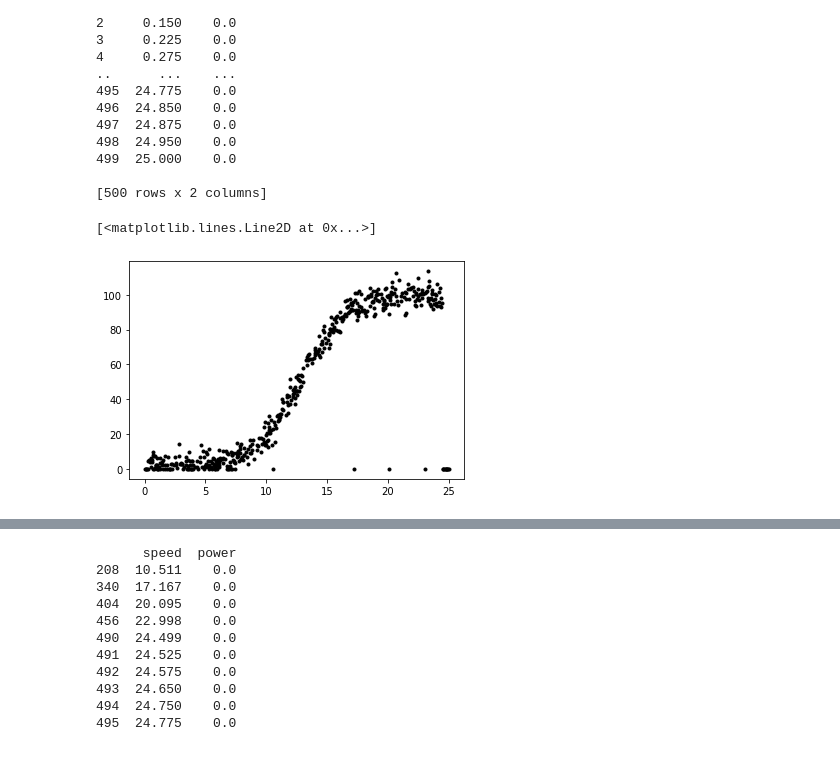
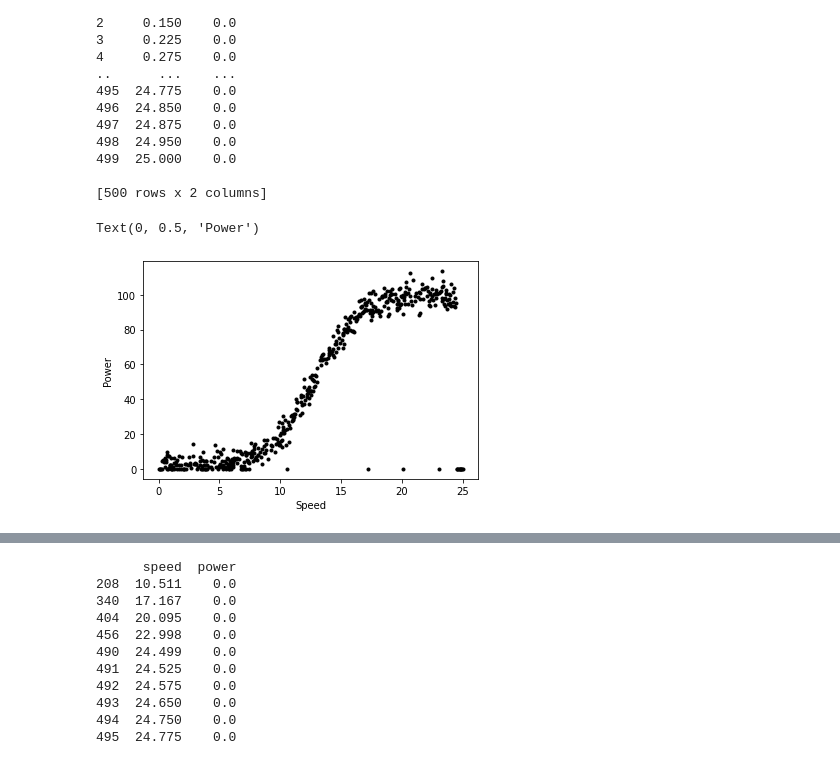
Before and after one commit to colinroche/Emerging-Tech-Project2020, a Jupyter notebook: train-model.ipynb, the cells around one changed output, grey strips where cells are left out. Drawn from its saved outputs; the diff is of its cells as text; code cells hidden in the pictures.

Commit message:
Adding test data, describe data set, and labels to plot, and predictions

```diff
--- a/train-model.ipynb
+++ b/train-model.ipynb
@@ -25,7 +27,7 @@ import seaborn as sns
 # Data set
 df = pd.read_csv("https://raw.githubusercontent.com/ianmcloughlin/2020A-machstat-project/master/dataset/powerproduction.csv")
 
-x = df['speed']
+X = df['speed']
 y = df['power']
 
 print(df)
@@ -46,10 +48,12 @@ print(df)
 [500 rows x 2 columns]
 # %%
 # Plotting data set.
-plt.plot(x, y, 'k.')
+plt.plot(X, y, 'k.')
+plt.xlabel("Speed")
+plt.ylabel("Power")
 # %% [output]
-[<matplotlib.lines.Line2D at 0x...>]
+Text(0, 0.5, 'Power')
-[figure, old version]
+[figure, new version]
 # %% [markdown]
 <br>
 After plotting the data set we can determine that the function used to get power from the speed is sigmoid. The reasoning behind this is due to the shape of the graph.  The difference in this situation is that the values are all positive instead of beginning both negative and positive.
```
Also changed, not shown: parts of 13 cells of this notebook, 1 other file.
